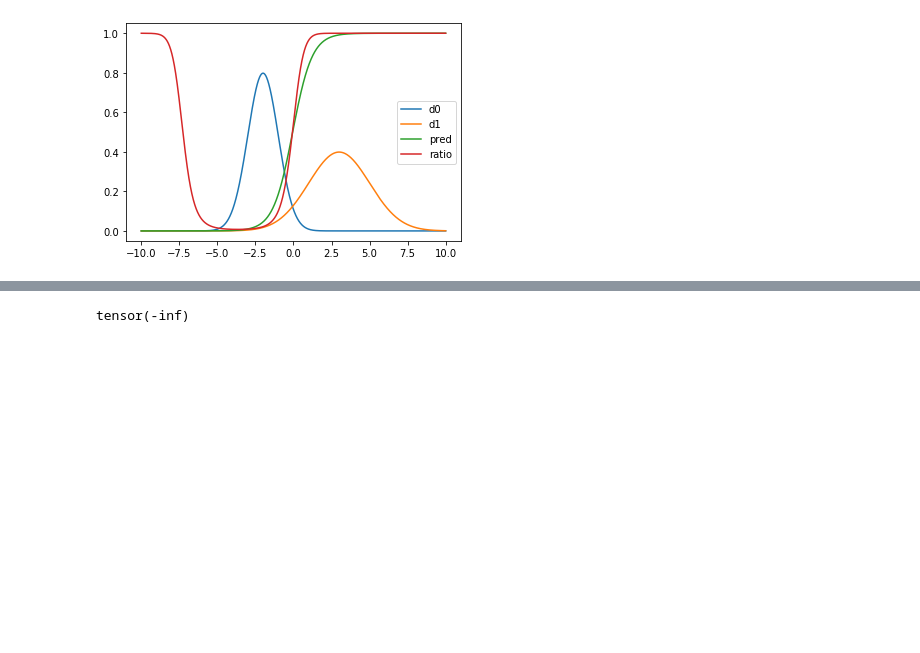
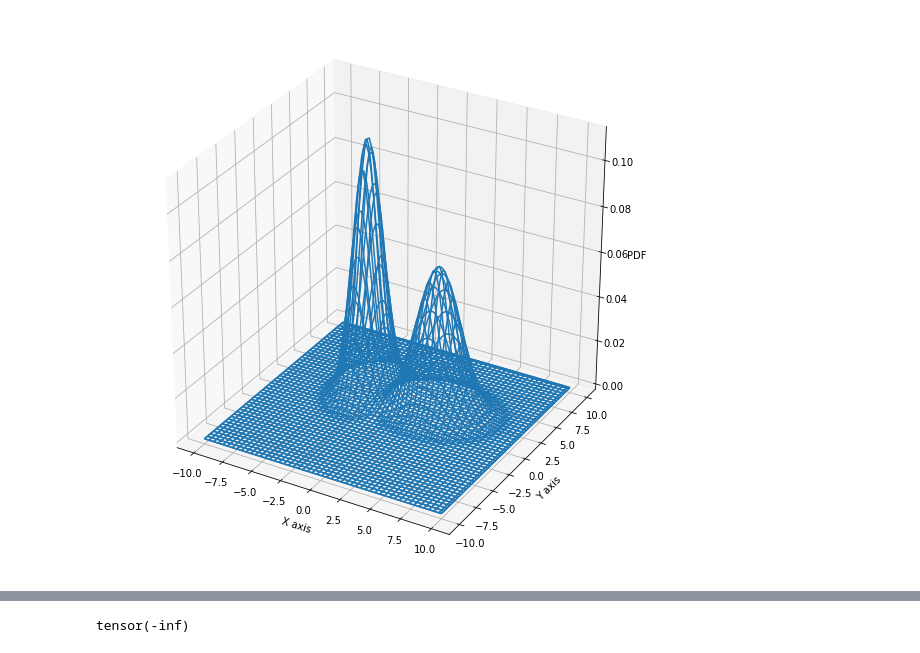
Before and after one commit to hightemp/otus-nn-python, a Jupyter notebook: log_reg-8858-5dcf32.ipynb, the cells around one changed output, grey strips where cells are left out. Saved outputs shown, nothing was run; the diff lists cells and outputs as text; code cells hidden in the pictures; blank space fills up the shorter version.

```diff
--- a/log_reg-8858-5dcf32.ipynb
+++ b/log_reg-8858-5dcf32.ipynb
@@ -16,3 +14,10 @@ mu1, sigma1 = 3., 2.
+# %%
+mux0, muy0, sigmax0, sigmay0 = -3., 2., 1., 2.
+mux1, muy1, sigmax1, sigmay1 = 3., 2., 3., 2.
+mu0 = [mux0, muy0]
+mu1 = [mux1, muy1]
+cov0 = [[sigmax0, 0],[0, sigmay0]];
+cov1 = [[sigmax1, 0],[0, sigmay1]];
 # %%
 def sample(d0, d1, n=32):
     x0 = d0.sample((n,))
@@ -76,11 +79,29 @@ ratio = d1_pdf / (d1_pdf + d0_pdf)
-# %%
-plt.plot(x_scale, d0_pdf*2, label='d0') # умножение на 2 для красоты графиков, на распределения не влияет
-plt.plot(x_scale, d1_pdf*2, label='d1')
-plt.plot(x_scale, dist.flatten(), label='pred')
-plt.plot(x_scale, ratio, label='ratio')
-plt.legend();
-# %% [output]
-[figure, removed]
+# %%
+x = np.linspace(-10,10,100)
+y = np.linspace(-10,10,100)
+X, Y = np.meshgrid(x,y)
+
+pos = np.empty(X.shape + (2,))
+pos[:, :, 0] = X; pos[:, :, 1] = Y
+
+rv0 = multivariate_normal(mu0, cov0)
+rv1 = multivariate_normal(mu1, cov1)
+
+pos_tensor = torch.tensor(pos.reshape(-1, 2), dtype=torch.float)
+with torch.no_grad():
+    dist = torch.sigmoid(layer(pos_tensor)).numpy().reshape(-1, 100)
+# %%
+plt.rcParams['figure.figsize'] = [10, 10]
+fig1 = plt.figure()
+ax1 = fig1.gca(projection='3d')
+ax1.plot_wireframe(X, Y, rv0.pdf(pos), rstride=2, cstride=2)
+ax1.plot_wireframe(X, Y, rv1.pdf(pos), rstride=2, cstride=2)
+ax1.set_xlabel('X axis')
+ax1.set_ylabel('Y axis')
+ax1.set_zlabel('PDF')
+plt.show()
+# %% [output]
+[figure, added]
 # %%
 print([p.data[0] for p in layer.parameters()])
 # %% [output]
```
Also changed, not shown: parts of 7 cells of this notebook.
